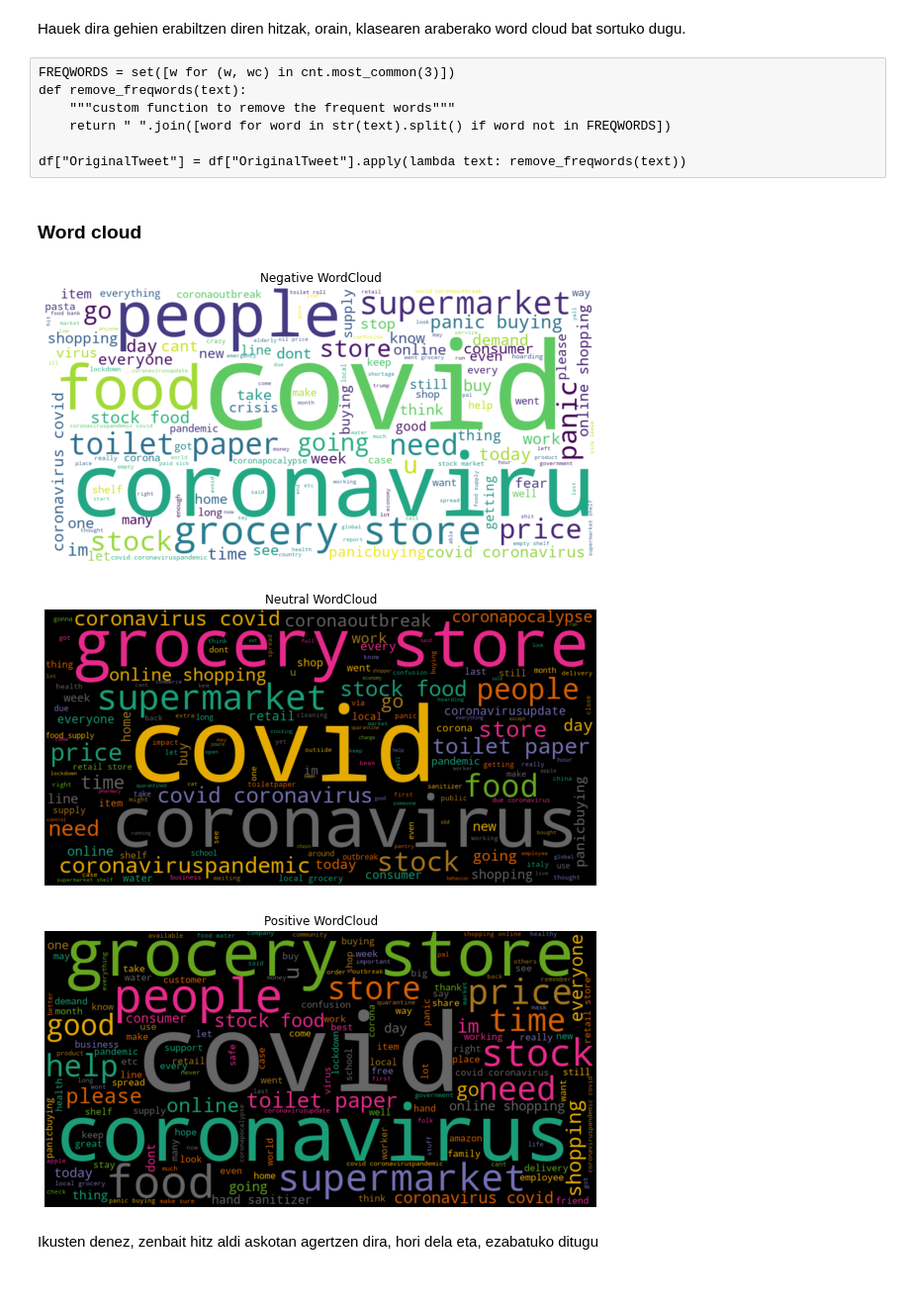
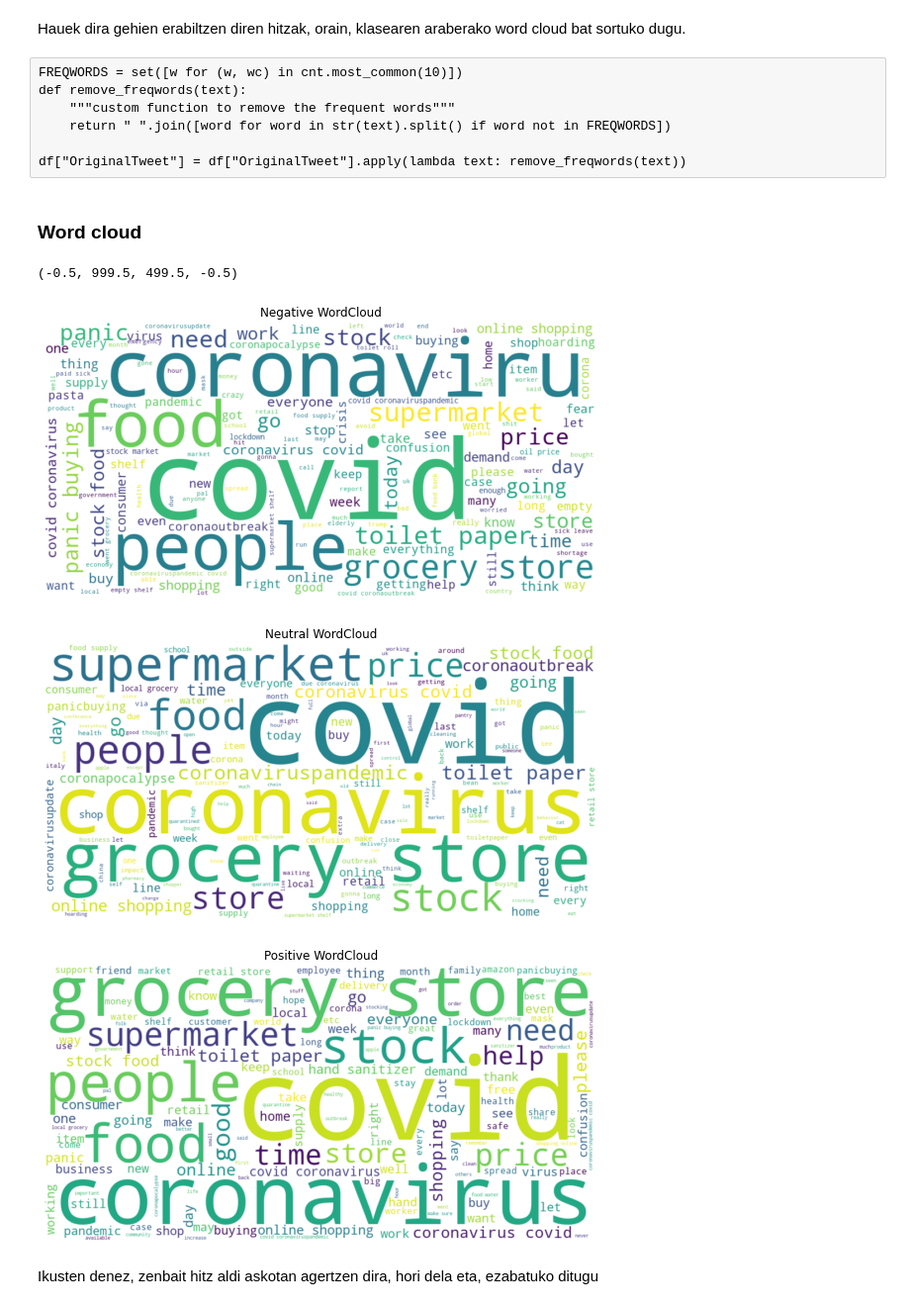
Before and after one commit to Kerman-Sanjuan/Covid-19-Tweet-Sentiment-Analysis, a Jupyter notebook: Proiektua.ipynb, the cells around one changed output. Shown at 99% size. Cells and saved outputs as stored; diff of their text form; code cells hidden in the pictures.

```diff
--- a/Proiektua.ipynb
+++ b/Proiektua.ipynb
@@ -2977,7 +2978,12 @@ df['Sentiment'].value_counts().plot(kind='bar')
 ### Hitz erabilienak
 # %%
 df = pd.read_csv("data_preprocess.csv")
+STOPWORDS = set(stopwords.words('english'))
+STOPWORDS.add('u') #Konponketa 'u' hitza kontuan ez izateko.
+def remove_stopwords(text):
+    """custom function to remove the stopwords"""
+    return " ".join([word for word in str(text).split() if word not in set(STOPWORDS)])
 
+df["OriginalTweet"] = df["OriginalTweet"].apply(lambda text:remove_stopwords(text))
 df['OriginalTweet'] = df['OriginalTweet'].replace({'couid': 'covid'}, regex=True) #Hitza txarto eraldatua
 df['OriginalTweet'] = df['OriginalTweet'].replace({'amp': ' '}, regex=True) #& arazoak
-df["OriginalTweet"][12]
@@ -3010,7 +3014,7 @@ cnt.most_common(15)
 # %% [markdown]
 Hauek dira gehien erabiltzen diren hitzak, orain, klasearen araberako word cloud bat sortuko dugu.
 # %% [raw]
-FREQWORDS = set([w for (w, wc) in cnt.most_common(3)])
+FREQWORDS = set([w for (w, wc) in cnt.most_common(10)])
 def remove_freqwords(text):
     """custom function to remove the frequent words"""
     return " ".join([word for word in str(text).split() if word not in FREQWORDS])
@@ -3023,31 +3027,29 @@ df_negative = df[df["Sentiment"]=="Negative"] #Klasearen araberako DataFrame-ak
 df_neutral = df[df["Sentiment"]=="Neutral"]
 df_positive = df[df["Sentiment"]=="Positive"]
 # %%
-wc_negative = WordCloud(width=1000, height=500, max_words=150, background_color='white',).generate(' '.join(df_negative['OriginalTweet']))
+from wordcloud import WordCloud
+wc_negative = WordCloud(width=1000, height=500, max_words=150, background_color='white').generate(' '.join(df_negative['OriginalTweet']))
 plt.figure(figsize=(10,8))
 plt.imshow(wc_negative, interpolation='bilinear')
 plt.title("Negative WordCloud")
 plt.axis("off")
 
-wc_neutral = WordCloud(width=1000, height=500, max_words=150,colormap="Dark2").generate(' '.join(df_neutral['OriginalTweet']))
+wc_neutral = WordCloud(width=1000, height=500, max_words=150,background_color="white").generate(' '.join(df_neutral['OriginalTweet']))
 plt.figure(figsize=(10,8))
 plt.imshow(wc_neutral, interpolation='bilinear')
 plt.title("Neutral WordCloud")
 plt.axis("off")
 
-wc_positive = WordCloud(width=1000, height=500, max_words=150,colormap="Dark2").generate(' '.join(df_positive['OriginalTweet']))
+wc_positive = WordCloud(width=1000, height=500, max_words=150,background_color="white").generate(' '.join(df_positive['OriginalTweet']))
 plt.figure(figsize=(10,8))
 plt.imshow(wc_positive, interpolation='bilinear')
 plt.title("Positive WordCloud")
 plt.axis("off")
-
-
-
-plt.show()
 # %% [output]
+(-0.5, 999.5, 499.5, -0.5)
-[figure, old version]
+[figure, new version]
-[figure, old version]
+[figure, new version]
-[figure, old version]
+[figure, new version]
 # %% [markdown]
 Ikusten denez, zenbait hitz aldi askotan agertzen dira, hori dela eta, ezabatuko ditugu
 # %% [markdown]
```
Also changed, not shown: parts of 14 cells of this notebook, 4 other files.
